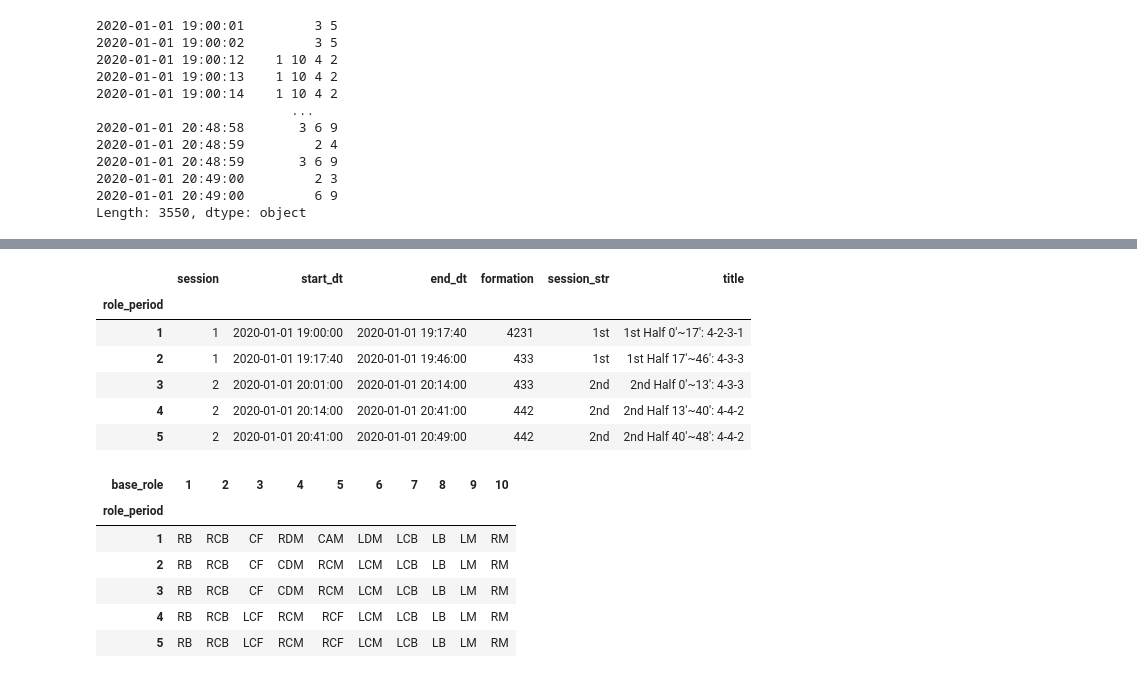
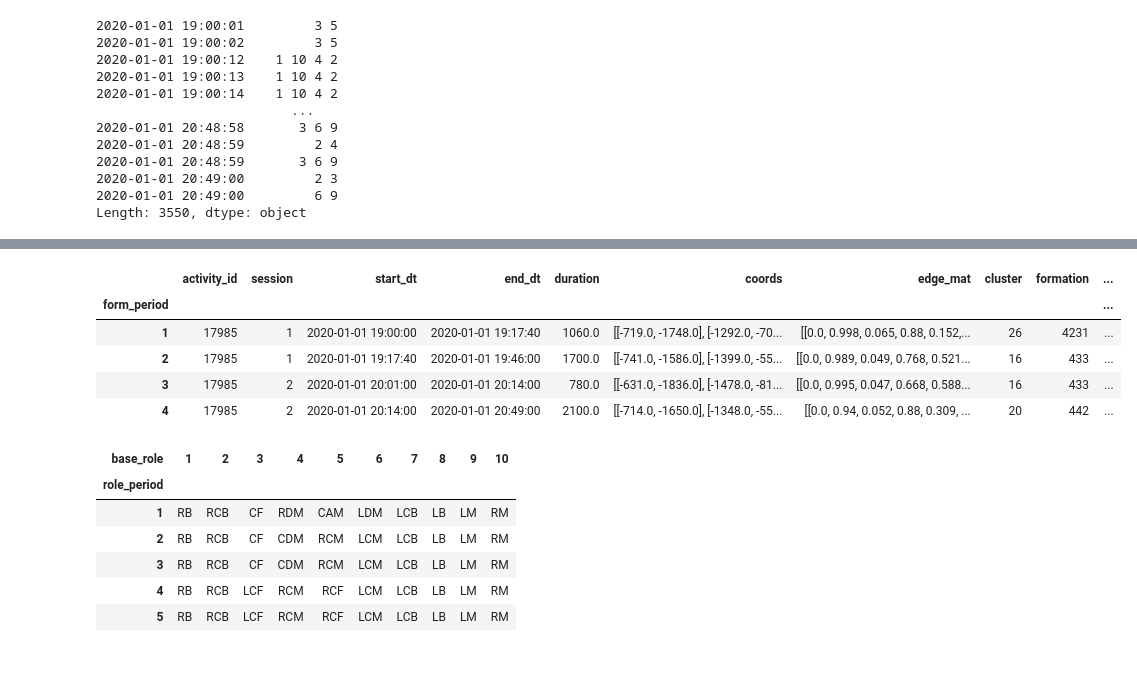
Before and after one commit to pientist/soccercpd, a Jupyter notebook: notebooks/5_switching_pattern_discovery.ipynb, the cells around one changed output, grey strips where cells are left out. Drawn from its saved outputs; the diff is of its cells as text; code cells hidden in the pictures.

```diff
--- a/notebooks/5_switching_pattern_discovery.ipynb
+++ b/notebooks/5_switching_pattern_discovery.ipynb
@@ -126,27 +129,29 @@ role_record
-# %%
-role_time_table = pd.concat([
-    role_record.pivot_table(values='session', index='role_period', aggfunc='first'),
-    role_record.pivot_table(values='start_dt', index='role_period', aggfunc='min'),
-    role_record.pivot_table(values='end_dt', index='role_period', aggfunc='max'),
-    role_record.pivot_table(values='formation', index='role_period', aggfunc='first')
-    ], axis=1
-)
-role_time_table['session_str'] = role_time_table['session'].apply(lambda x: f"{x}{'st' if x==1 else 'nd'}")
-half_start = role_time_table.groupby('session').apply(lambda x: x['start_dt'].min())
-role_time_table['title'] = role_time_table.apply(
-    lambda x: f"{x['session_str']} Half {(x['start_dt'] - half_start[x['session']]).components[2]}'~"
-              f"{(x['end_dt'] - half_start[x['session']]).components[2]}': {'-'.join(x['formation'])}",
-    axis=1
-)
-role_time_table
-# %% [output]
-|  | session | start_dt | end_dt | formation | session_str | title |
-| role_period |  |  |  |  |  |  |
-| 1 | 1 | 2020-01-01 19:00:00 | 2020-01-01 19:17:40 | 4231 | 1st | 1st Half 0'~17': 4-2-3-1 |
-| 2 | 1 | 2020-01-01 19:17:40 | 2020-01-01 19:46:00 | 433 | 1st | 1st Half 17'~46': 4-3-3 |
-| 3 | 2 | 2020-01-01 20:01:00 | 2020-01-01 20:14:00 | 433 | 2nd | 2nd Half 0'~13': 4-3-3 |
-| 4 | 2 | 2020-01-01 20:14:00 | 2020-01-01 20:41:00 | 442 | 2nd | 2nd Half 13'~40': 4-4-2 |
-| 5 | 2 | 2020-01-01 20:41:00 | 2020-01-01 20:49:00 | 442 | 2nd | 2nd Half 40'~48': 4-4-2 |
+# %%
+form_periods = pd.read_pickle(f'data/form_periods.pkl')
+form_periods = form_periods[form_periods[LABEL_ACTIVITY_ID] == activity_id].set_index(LABEL_FORM_PERIOD)
+form_periods['session_ord'] = form_periods[LABEL_SESSION].apply(lambda x: f"{x}{'st' if x==1 else 'nd'}")
+
+session_starts = form_periods.groupby(LABEL_SESSION).apply(lambda x: x[LABEL_START_DT].min())
+form_periods[LABEL_START_TIME] = (
+    form_periods[LABEL_START_DT] - session_starts[form_periods[LABEL_SESSION]].values
+).apply(lambda x: x.total_seconds() // 60).astype(int)
+form_periods[LABEL_END_TIME] = (
+    form_periods[LABEL_END_DT] - session_starts[form_periods[LABEL_SESSION]].values
+).apply(lambda x: x.total_seconds() // 60).astype(int)
+
+form_periods['title'] = form_periods.apply(
+    lambda x: f"{x['session_ord']} Half {x[LABEL_START_TIME]}'~{x[LABEL_END_TIME]}':"
+              f"{'-'.join(x[LABEL_FORMATION])}",
+    axis=1
+)
+form_periods
+# %% [output]
+|  | activity_id | session | start_dt | end_dt | duration | coords | edge_mat | cluster | formation | ... |
+| form_period |  |  |  |  |  |  |  |  |  | ... |
+| 1 | 17985 | 1 | 2020-01-01 19:00:00 | 2020-01-01 19:17:40 | 1060.0 | [[-719.0, -1748.0], [-1292.0, -70... | [[0.0, 0.998, 0.065, 0.88, 0.152,... | 26 | 4231 | ... |
+| 2 | 17985 | 1 | 2020-01-01 19:17:40 | 2020-01-01 19:46:00 | 1700.0 | [[-741.0, -1586.0], [-1399.0, -55... | [[0.0, 0.989, 0.049, 0.768, 0.521... | 16 | 433 | ... |
+| 3 | 17985 | 2 | 2020-01-01 20:01:00 | 2020-01-01 20:14:00 | 780.0 | [[-631.0, -1836.0], [-1478.0, -81... | [[0.0, 0.995, 0.047, 0.668, 0.588... | 16 | 433 | ... |
+| 4 | 17985 | 2 | 2020-01-01 20:14:00 | 2020-01-01 20:49:00 | 2100.0 | [[-714.0, -1650.0], [-1348.0, -55... | [[0.0, 0.94, 0.052, 0.88, 0.309, ... | 20 | 442 | ... |
 # %%
 role_position_table = role_record.pivot_table(
     values='aligned_role', index='role_period', columns='base_role', aggfunc='first'
```
Also changed, not shown: parts of 6 cells of this notebook, 1 other file.
